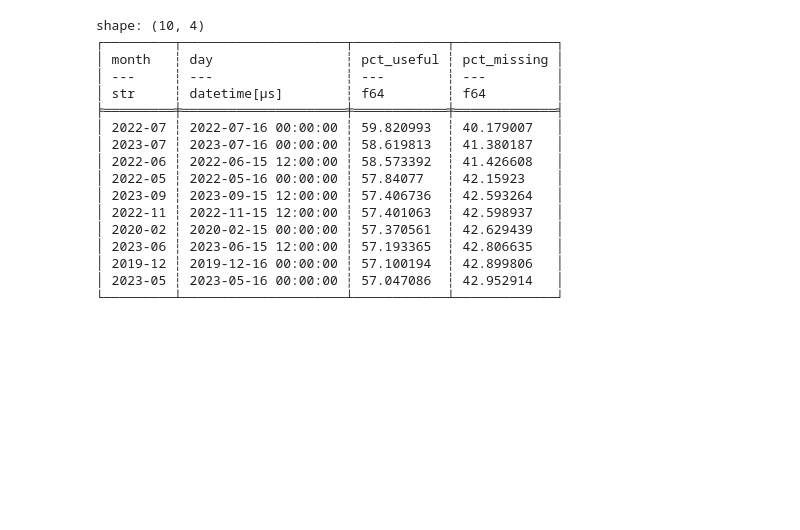
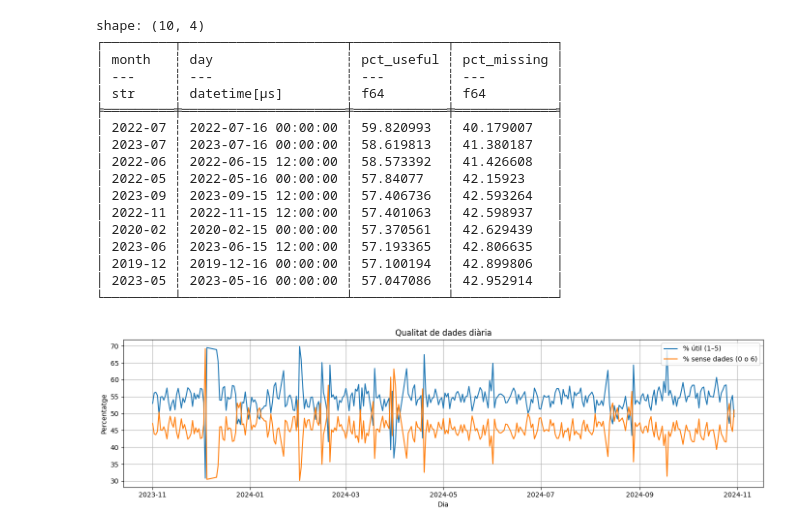
Before and after one commit to guillemlc9/traffic_prediction_tfg, a Jupyter notebook: notebooks/explore.ipynb, the cells around one changed output. Cells and saved outputs as stored; diff of their text form; code cells hidden in the pictures; blank space fills up the shorter version.

```diff
--- a/notebooks/explore.ipynb
+++ b/notebooks/explore.ipynb
@@ -87,3 +89,29 @@ dataset_1y = (
 # Desa en Parquet
 dataset_2y.write_parquet("dataset_2y.parquet")
 dataset_1y.write_parquet("dataset_1y.parquet")
+# %%
+df = pl.read_parquet("dataset_1y.parquet")
+
+daily = (
+    df
+    .with_columns(pl.col("timestamp").dt.truncate("1d").alias("hour"))
+    .group_by("hour")
+    .agg([
+        (pl.col("estatActual").is_in([1,2,3,4,5]).mean() * 100).alias("pct_useful"),
+        (pl.col("estatActual").is_in([0,6]).mean() * 100).alias("pct_missing")
+    ])
+    .sort("hour")
+)
+# %%
+plt.figure(figsize=(14,4))
+plt.plot(daily["hour"], daily["pct_useful"], label="% útil (1–5)")
+plt.plot(daily["hour"], daily["pct_missing"], label="% sense dades (0 o 6)")
+plt.ylabel("Percentatge")
+plt.xlabel("Dia")
+plt.title("Qualitat de dades diària")
+plt.legend()
+plt.grid()
+plt.tight_layout()
+plt.show()
+# %% [output]
+[figure, added]
```
Also changed, not shown: parts of 3 cells of this notebook.
